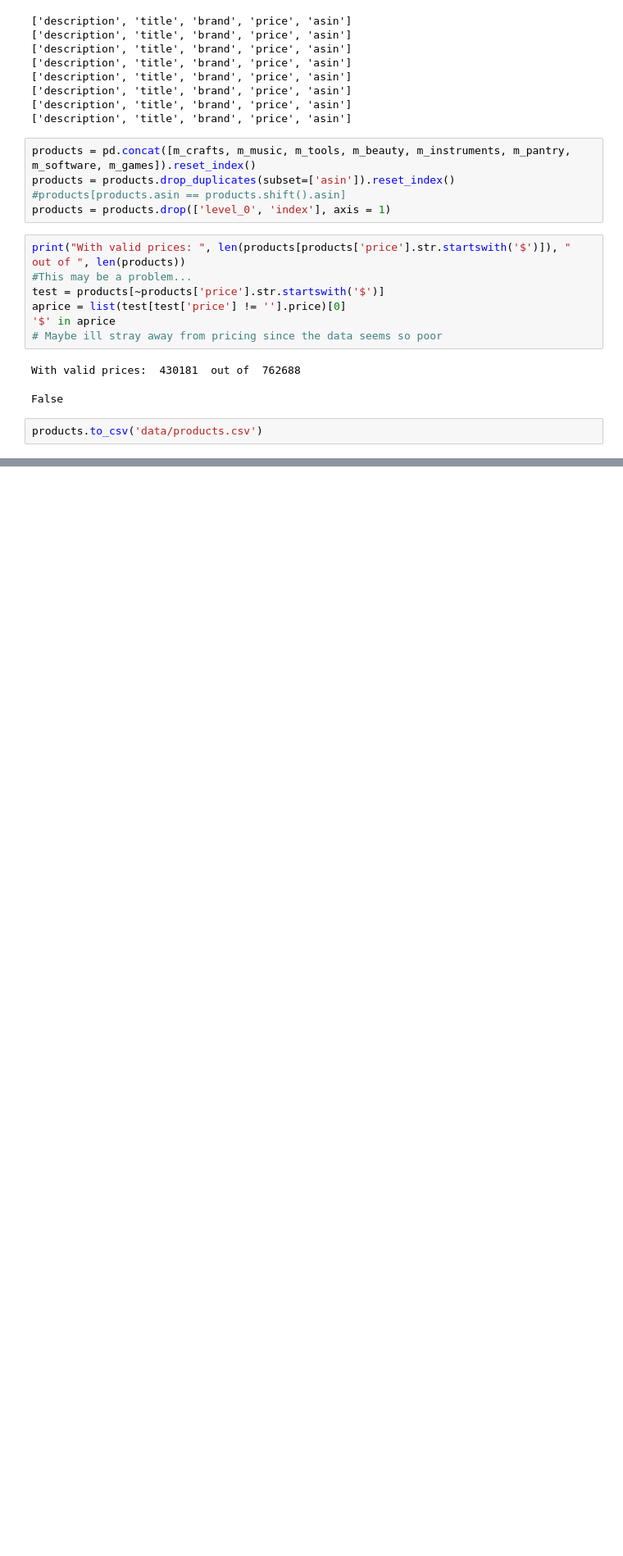
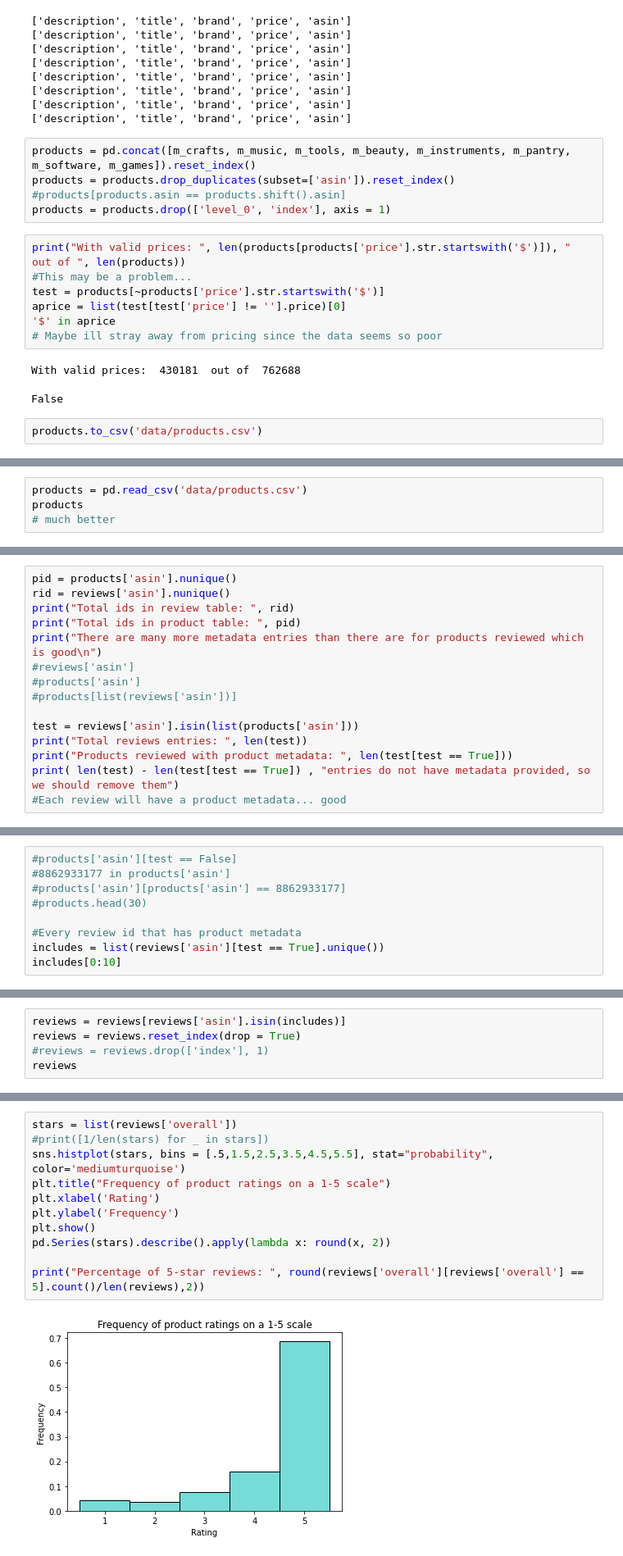
Before and after one commit to copl68/Cisc367Final, a Jupyter notebook: messy.ipynb, the cells around one changed output, grey strips where cells are left out. Shown at 82% size. Drawn from its saved outputs; the diff is of its cells as text; blank space fills up the shorter version.

```diff
--- a/messy.ipynb
+++ b/messy.ipynb
@@ -160,0 +185,4 @@ products.to_csv('data/products.csv')
+# %%
+products = pd.read_csv('data/products.csv')
+products
+# much better
@@ -160,0 +244,15 @@ products.to_csv('data/products.csv')
+# %%
+pid = products['asin'].nunique()
+rid = reviews['asin'].nunique()
+print("Total ids in review table: ", rid)
+print("Total ids in product table: ", pid)
+print("There are many more metadata entries than there are for products reviewed which is good\n")
+#reviews['asin']
+#products['asin']
+#products[list(reviews['asin'])]
+
+test = reviews['asin'].isin(list(products['asin']))
+print("Total reviews entries: ", len(test))
+print("Products reviewed with product metadata: ", len(test[test == True]))
+print( len(test) - len(test[test == True]) , "entries do not have metadata provided, so we should remove them")
+#Each review will have a product metadata... good
@@ -160,0 +284,9 @@ products.to_csv('data/products.csv')
+# %%
+#products['asin'][test == False]
+#8862933177 in products['asin']
+#products['asin'][products['asin'] == 8862933177]
+#products.head(30)
+
+#Every review id that has product metadata
+includes = list(reviews['asin'][test == True].unique())
+includes[0:10]
@@ -160,0 +304,5 @@ products.to_csv('data/products.csv')
+# %%
+reviews = reviews[reviews['asin'].isin(includes)]
+reviews = reviews.reset_index(drop = True)
+#reviews = reviews.drop(['index'], 1)
+reviews
@@ -160,0 +325,13 @@ products.to_csv('data/products.csv')
+# %%
+stars = list(reviews['overall'])
+#print([1/len(stars) for _ in stars])
+sns.histplot(stars, bins = [.5,1.5,2.5,3.5,4.5,5.5], stat="probability", color='mediumturquoise')
+plt.title("Frequency of product ratings on a 1-5 scale")
+plt.xlabel('Rating')
+plt.ylabel('Frequency')
+plt.show()
+pd.Series(stars).describe().apply(lambda x: round(x, 2))
+
+print("Percentage of 5-star reviews: ", round(reviews['overall'][reviews['overall'] == 5].count()/len(reviews),2))
+# %% [output]
+[figure, added]
```
Also changed, not shown: parts of 73 cells of this notebook, 1 other file.
